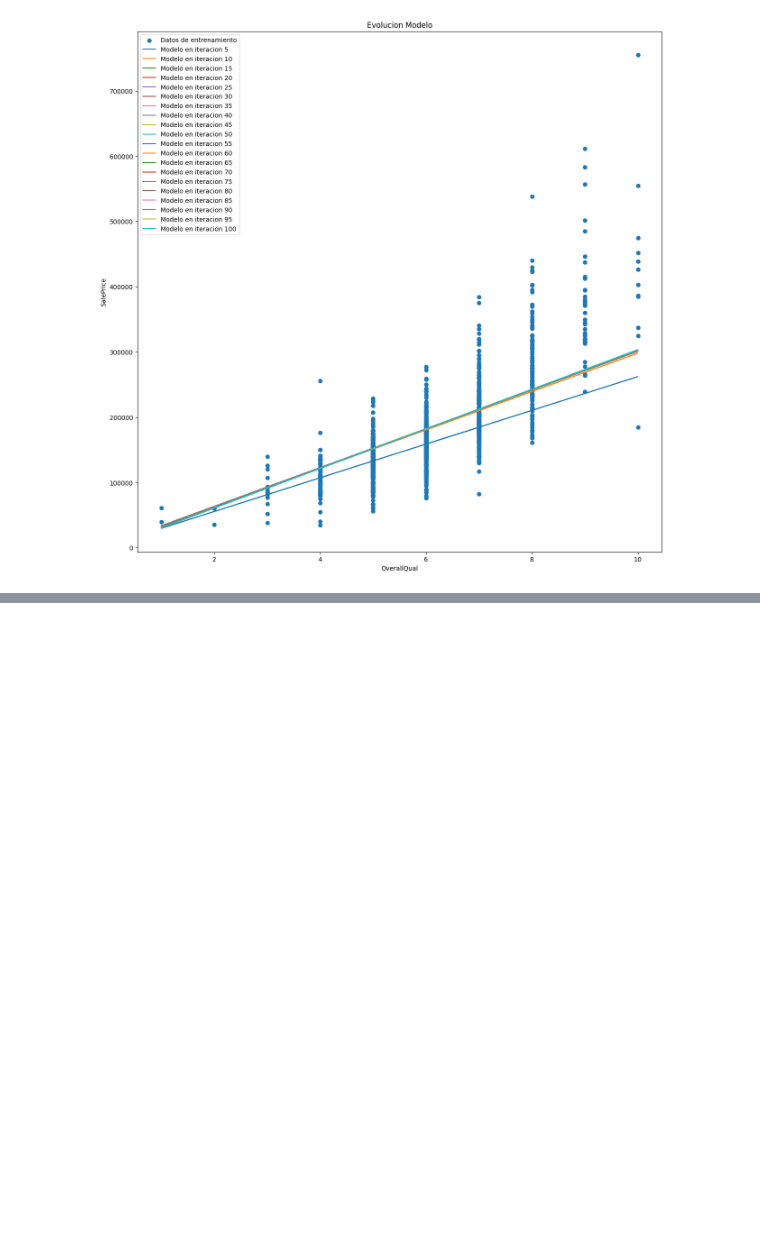
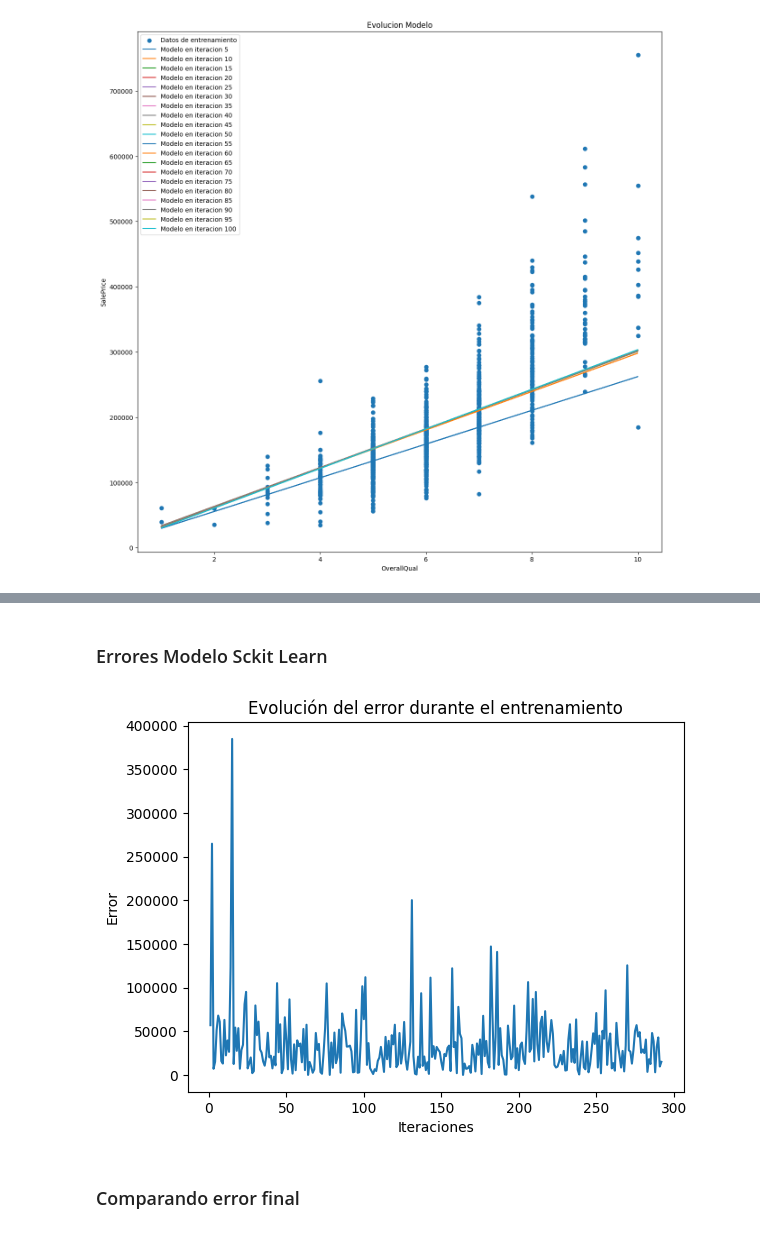
Before and after one commit to herbertreyes13j/proyecto1, a Jupyter notebook: Proyecto1.ipynb, the cells around one changed output, grey strips where cells are left out. Drawn from its saved outputs; the diff is of its cells as text; code cells hidden in the pictures; blank space fills up the shorter version.

```diff
--- a/Proyecto1.ipynb
+++ b/Proyecto1.ipynb
@@ -161,25 +290,7 @@ entrenamiento.corr()
 - Graficar x vs y(scatterplot) usando matplotlib.
 - Colocar el coeficiente de correlaci´on y colocarlo como parte del t´ıtulo de la gr´afica
 # %%
-fig, plot = plt.subplots(nrows=6, ncols=5, figsize=(35, 35))
-i=0
-for x_col_name, x_col_data in entrenamiento.iteritems():
-    j=0
-    for y_col_name, y_col_data in entrenamiento.iteritems():
-        if x_col_name == y_col_name:
-            continue  # saltar si x e y son la misma columna
-        corr_coef = entrenamiento[x_col_name].corr(entrenamiento[y_col_name])
-        plot[i,j].scatter(x_col_data, y_col_data, label=f'{x_col_name} vs {y_col_name}',c=np.arange(len(entrenamiento[x_col_name])),cmap='rainbow')
-        plot[i,j].set_xlabel('x')
-        plot[i,j].set_ylabel('y')
-        plot[i,j].legend()
-        plot[i, j].set_title(f'Corr: {corr_coef:.8f}')
-        j=j+1
-    i = i+1
-
-fig.tight_layout()
-
-fig.show()
+regresion.graficar_x_vs_y(entrenamiento)
 # %% [output]
 [figure]
 # %% [markdown]
@@ -288,0 +426,5 @@ graficar_modelos(modelo, 5, entrenamiento['OverallQual'], entrenamiento['SalePri
+# %%
+modelo_sk_base = LinearRegression()
+modelo_sk_base.fit(base['OverallQual'].values.reshape(-1, 1), base['SalePrice'])
+
+pred_manual_base, pred_modelo_base, pred_prom_base = regresion.predecir_ambos(modelo_base[99],modelo_sk_base, base['OverallQual'])
@@ -288,0 +459,13 @@ graficar_modelos(modelo, 5, entrenamiento['OverallQual'], entrenamiento['SalePri
+# %% [markdown]
+### Errores Modelo Sckit Learn
+# %%
+errors = np.zeros(len(pred_modelo_base))
+for i in range(len(pred_modelo_base)):
+    error = abs(pred_modelo_base[i] - base['SalePrice'][i+1168])
+    errors[i]=error
+
+regresion.plot_evolucion_errores(errors)
+# %% [output]
+[figure, added]
+# %% [markdown]
+### Comparando error final
```
Also changed, not shown: parts of 27 cells of this notebook.
